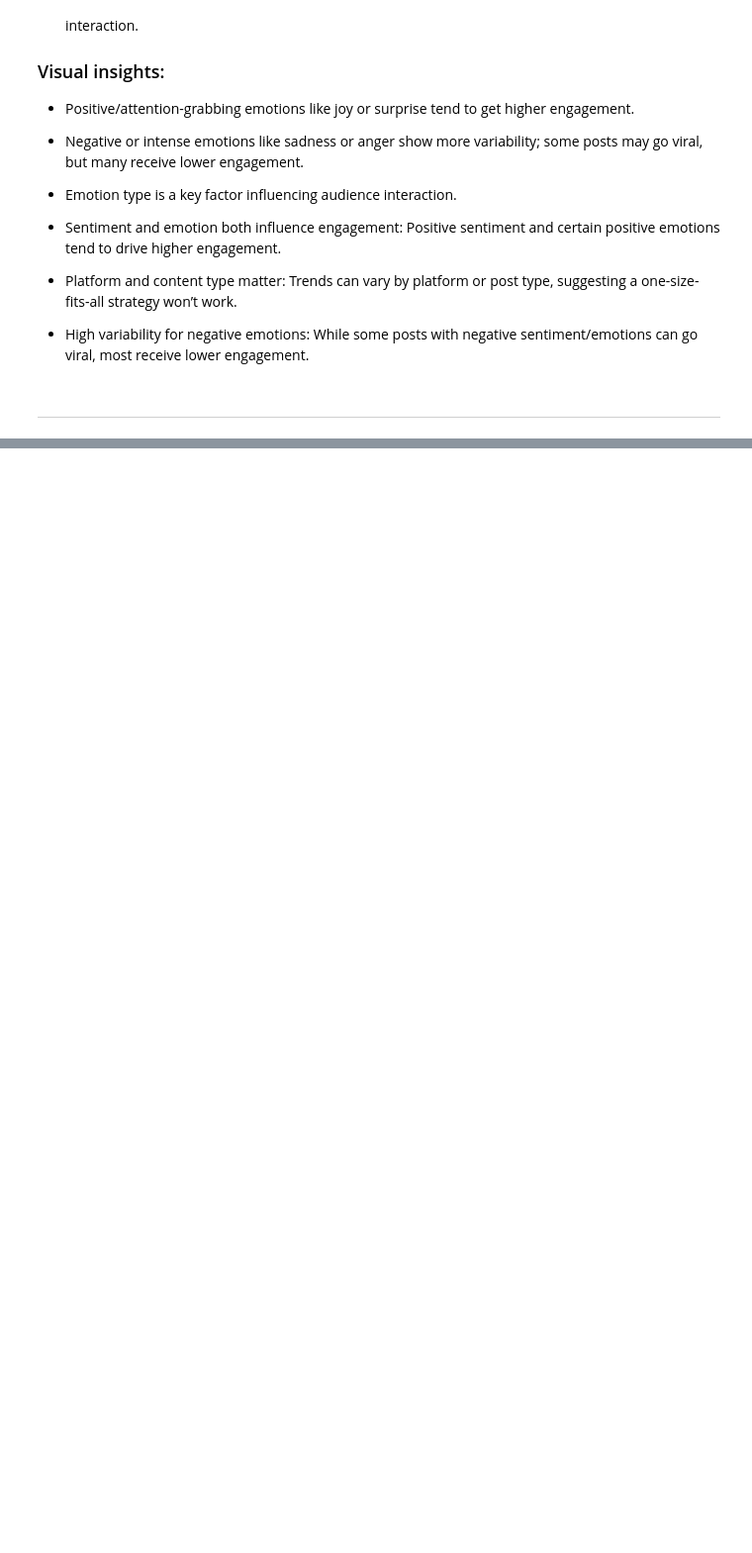
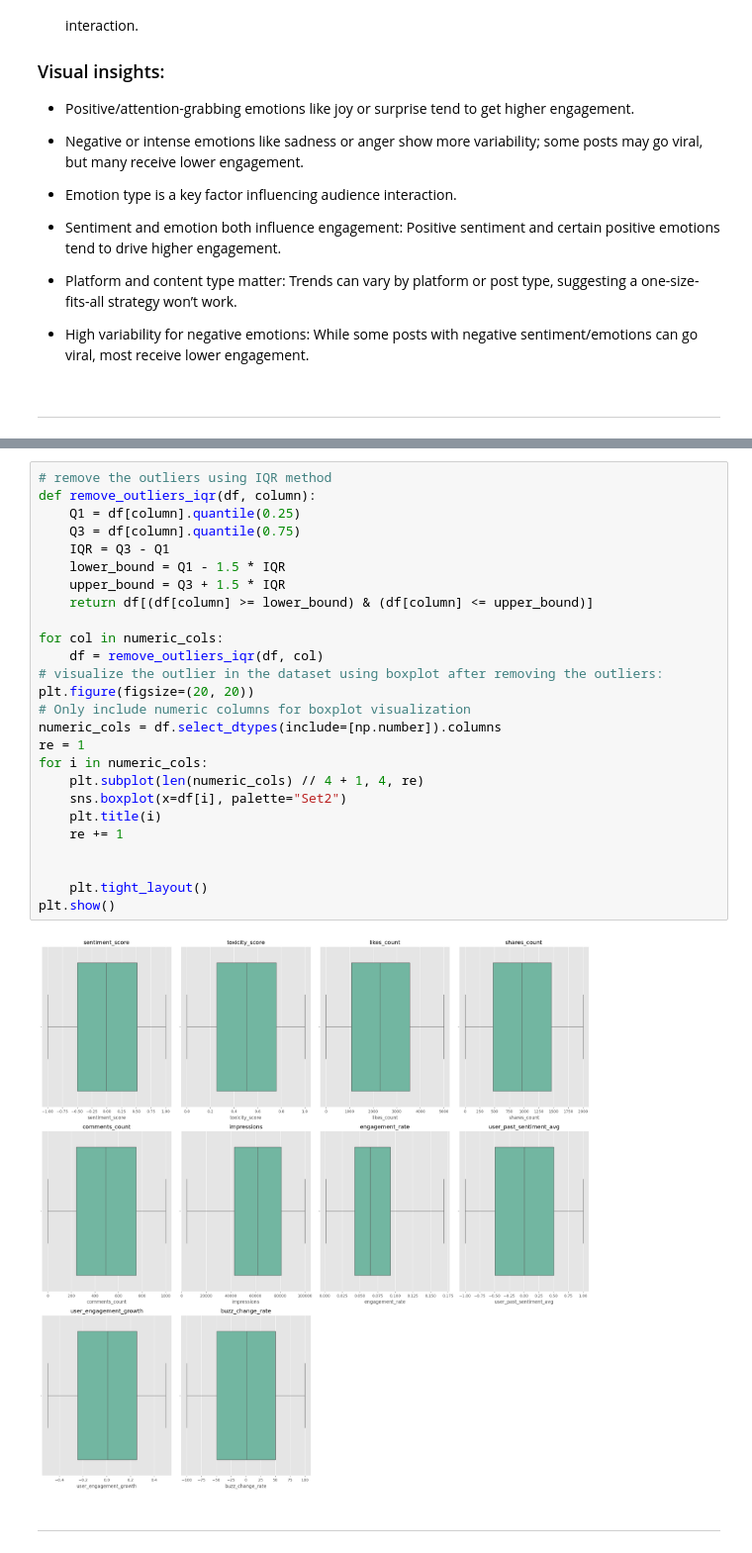
Before and after one commit to misbahkhattak718-pixel/Mentorship-Program--Devsil, a Jupyter notebook: Weekly Mini Projects/Week 9/ADVANCED SOCIAL MEDIA _ENGAGEMENT_PREDICTION.ipynb, the cells around one changed output, grey strips where cells are left out. Shown at 99% size. Cells and saved outputs as stored; diff of their text form; blank space fills up the shorter version.

```diff
--- a/Weekly Mini Projects/Week 9/ADVANCED SOCIAL MEDIA _ENGAGEMENT_PREDICTION.ipynb
+++ b/Weekly Mini Projects/Week 9/ADVANCED SOCIAL MEDIA _ENGAGEMENT_PREDICTION.ipynb
@@ -1042,0 +1137,30 @@ plt.show()
+# %%
+# remove the outliers using IQR method
+def remove_outliers_iqr(df, column):
+    Q1 = df[column].quantile(0.25)
+    Q3 = df[column].quantile(0.75)
+    IQR = Q3 - Q1
+    lower_bound = Q1 - 1.5 * IQR
+    upper_bound = Q3 + 1.5 * IQR
+    return df[(df[column] >= lower_bound) & (df[column] <= upper_bound)]
+
+for col in numeric_cols:
+    df = remove_outliers_iqr(df, col)
+# visualize the outlier in the dataset using boxplot after removing the outliers:
+plt.figure(figsize=(20, 20))
+# Only include numeric columns for boxplot visualization
+numeric_cols = df.select_dtypes(include=[np.number]).columns
+re = 1
+for i in numeric_cols:
+    plt.subplot(len(numeric_cols) // 4 + 1, 4, re)
+    sns.boxplot(x=df[i], palette="Set2")
+    plt.title(i)
+    re += 1
+
+
+    plt.tight_layout()
+plt.show()
+# %% [output]
+[figure, added]
+# %% [markdown]
+---
```
Also changed, not shown: parts of 8 cells of this notebook, 3 other files.
